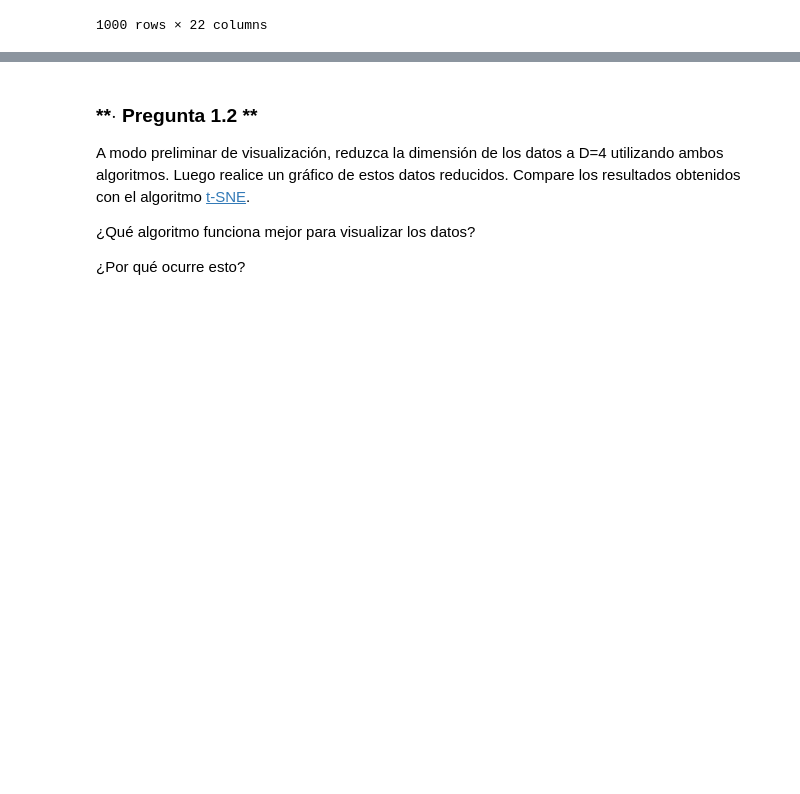
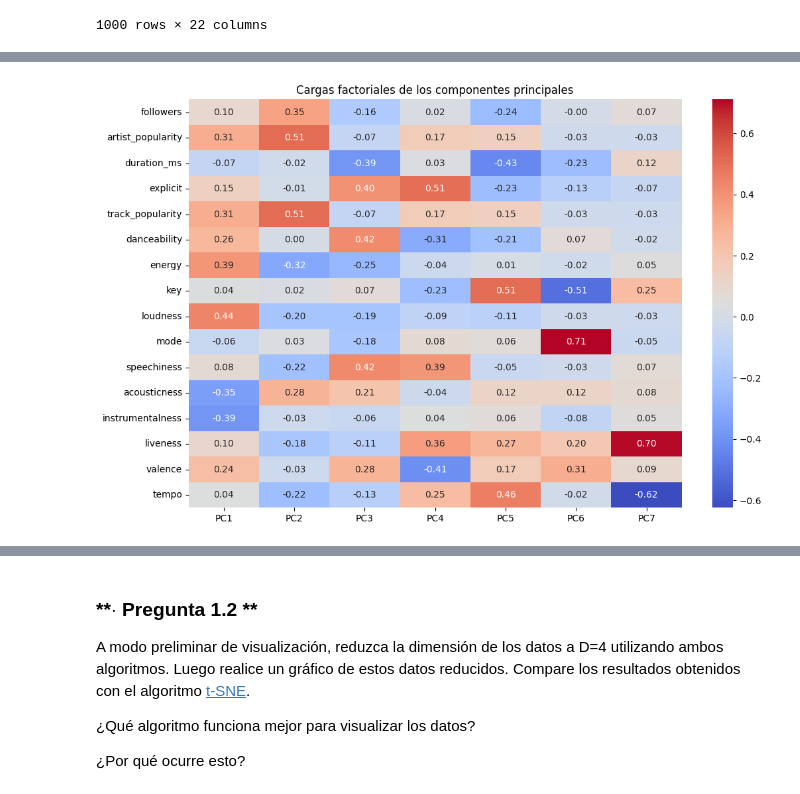
Before and after one commit to Nikolexion/Tarea2Datos, a Jupyter notebook: Tarea2_AD2025.ipynb, the cells around one changed output, grey strips where cells are left out. Drawn from its saved outputs; the diff is of its cells as text; code cells hidden in the pictures; blank space fills up the shorter version.

```diff
--- a/Tarea2_AD2025.ipynb
+++ b/Tarea2_AD2025.ipynb
@@ -632 +698,10 @@ Varianza total explicada: 0.33582347141155
+# %%
+loadings = pd.DataFrame(pca.components_.T, columns=['PC1', 'PC2', 'PC3', 'PC4', 'PC5', 'PC6', 'PC7'],index=columnas_numericas)
+
+plt.figure(figsize=(12, 8))
+sns.heatmap(loadings, cmap='coolwarm', annot=True, fmt=".2f")
+plt.title('Cargas factoriales de los componentes principales')
+plt.show()
+# %% [output]
+[figure, added]
 # %%
```
Also changed, not shown: parts of 37 cells of this notebook.
